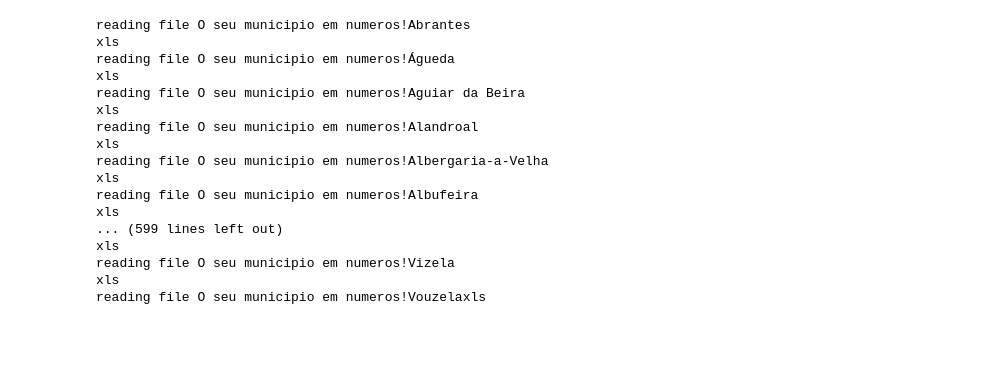
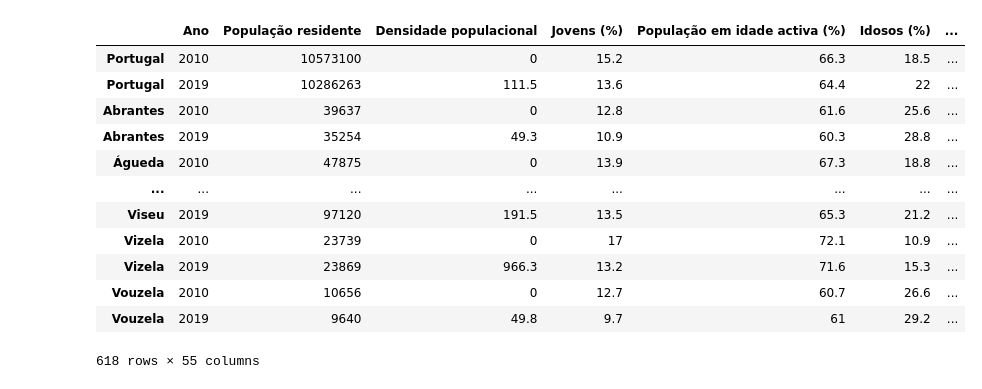
Before and after one commit to MogK1llaa/PSn, a Jupyter notebook: Municipios.ipynb, the cells around one changed output. Saved outputs shown, nothing was run; the diff lists cells and outputs as text; code cells hidden in the pictures; blank space fills up the shorter version.

Commit message:
excel added

```diff
--- a/Municipios.ipynb
+++ b/Municipios.ipynb
@@ -3,15 +3,40 @@ import pandas as pd
 import os
 
 path='E:/faculdade/PSn_Municipios/excelfiles/'
-df = pd.read_excel(os.path.join(path,'O seu município em números! Abrantes.xls'))
+df = pd.read_excel(os.path.join(path,'O seu município em números! Abrantes.xls')
+                  )
+df=df[6:78]
+df=df.drop(['Unnamed: 1','Unnamed: 3','Unnamed: 5','Unnamed: 6'], axis=1)
 
-df=df.drop(['Unnamed: 5','Unnamed: 6'], axis=1)
-df=df[6:78]
-df.columns=['Municipio']+df.loc[7].tolist()[1:]
-df.loc[6]=['Ano',2010,2010,2019,2019]
+df.columns=['Municipio']+df.loc[7][1:].tolist()
+df.loc[6]=['Ano',2010,2019]
 
 df=df.drop([7]).reset_index(drop=True)
 df=df.transpose()
+df.columns=df.loc['Municipio']
+df=df.drop(['Municipio'])
 # %%
-f=open('E:/faculdade/PSn_Municipios/municipios.txt','r',encoding='utf8')
-listaMun= [mun for mun in f.readlines()]
+f=open('E:/faculdade/PSn_Municipios/municipios.txt','r', encoding='utf8')
+listaMun= [mun.strip() for mun in f.readlines()]
+for mun in listaMun:
+    print(f'O seu município em números! {mun}.xls')
+    print('***************')
+    df1 = pd.read_excel(os.path.join(path,f'O seu município em números! {mun}.xls'))
+    df1=df1[6:78]
+    df1=df1.drop(['Unnamed: 2','Unnamed: 4','Unnamed: 5','Unnamed: 6'], axis=1)
+    df1.columns=['Municipio']+df1.loc[7][1:].tolist()
+    df1.loc[6]=['Ano',2010,2019]
+    df1=df1.drop([7])
+    df1=df1.transpose()
+    df1.columns=df1.loc['Municipio']
+    df1=df1.drop(['Municipio'])
+    df1.columns=df.columns
+    df=df.append(df1)
+
+df.columns=[c.strip() for c in df.columns]
+df= df.drop (['Empresas não financeiras','€, milhares','Superfície em km2'], axis=1)
+
+for c in df.columns:
+    if df[c].isnull().all():
+        df=df.drop(c,axis=1)
+df.to_excel('data.xlsx')
@@ -18,22 +61,16 @@ listaMun= [mun for mun in f.readlines()]
-# %%
-for mun in listaMun:
-    if mun!='Lisboa':
-        print('reading file', 'O seu municipio em numeros!'+ mun + 'xls')
-# %% [output]
-reading file O seu municipio em numeros!Abrantes
-xls
-reading file O seu municipio em numeros!Águeda
-xls
-reading file O seu municipio em numeros!Aguiar da Beira
-xls
-reading file O seu municipio em numeros!Alandroal
-xls
-reading file O seu municipio em numeros!Albergaria-a-Velha
-xls
-reading file O seu municipio em numeros!Albufeira
-xls
-... (599 lines left out)
-xls
-reading file O seu municipio em numeros!Vizela
-xls
-reading file O seu municipio em numeros!Vouzelaxls
+# %%
+df
+# %% [output]
+|  | Ano | População residente | Densidade populacional | Jovens (%) | População em idade activa (%) | Idosos (%) | ... |
+| Portugal | 2010 | 10573100 | 0 | 15.2 | 66.3 | 18.5 | ... |
+| Portugal | 2019 | 10286263 | 111.5 | 13.6 | 64.4 | 22 | ... |
+| Abrantes | 2010 | 39637 | 0 | 12.8 | 61.6 | 25.6 | ... |
+| Abrantes | 2019 | 35254 | 49.3 | 10.9 | 60.3 | 28.8 | ... |
+| Águeda | 2010 | 47875 | 0 | 13.9 | 67.3 | 18.8 | ... |
+| ... | ... | ... | ... | ... | ... | ... | ... |
+| Viseu | 2019 | 97120 | 191.5 | 13.5 | 65.3 | 21.2 | ... |
+| Vizela | 2010 | 23739 | 0 | 17 | 72.1 | 10.9 | ... |
+| Vizela | 2019 | 23869 | 966.3 | 13.2 | 71.6 | 15.3 | ... |
+| Vouzela | 2010 | 10656 | 0 | 12.7 | 60.7 | 26.6 | ... |
+| Vouzela | 2019 | 9640 | 49.8 | 9.7 | 61 | 29.2 | ... |
+618 rows × 55 columns
```
Also changed, not shown: parts of 1 cell of this notebook, 1 other file.
